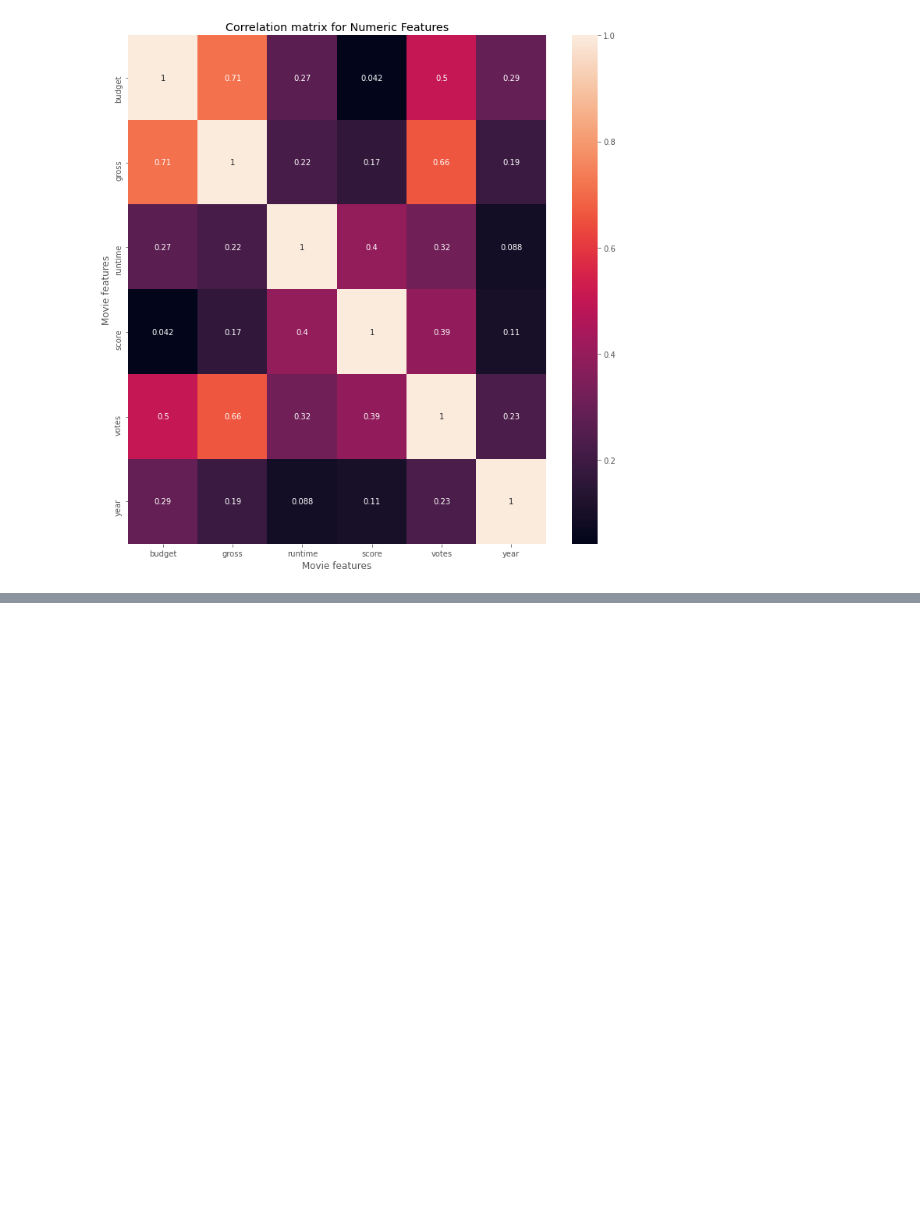
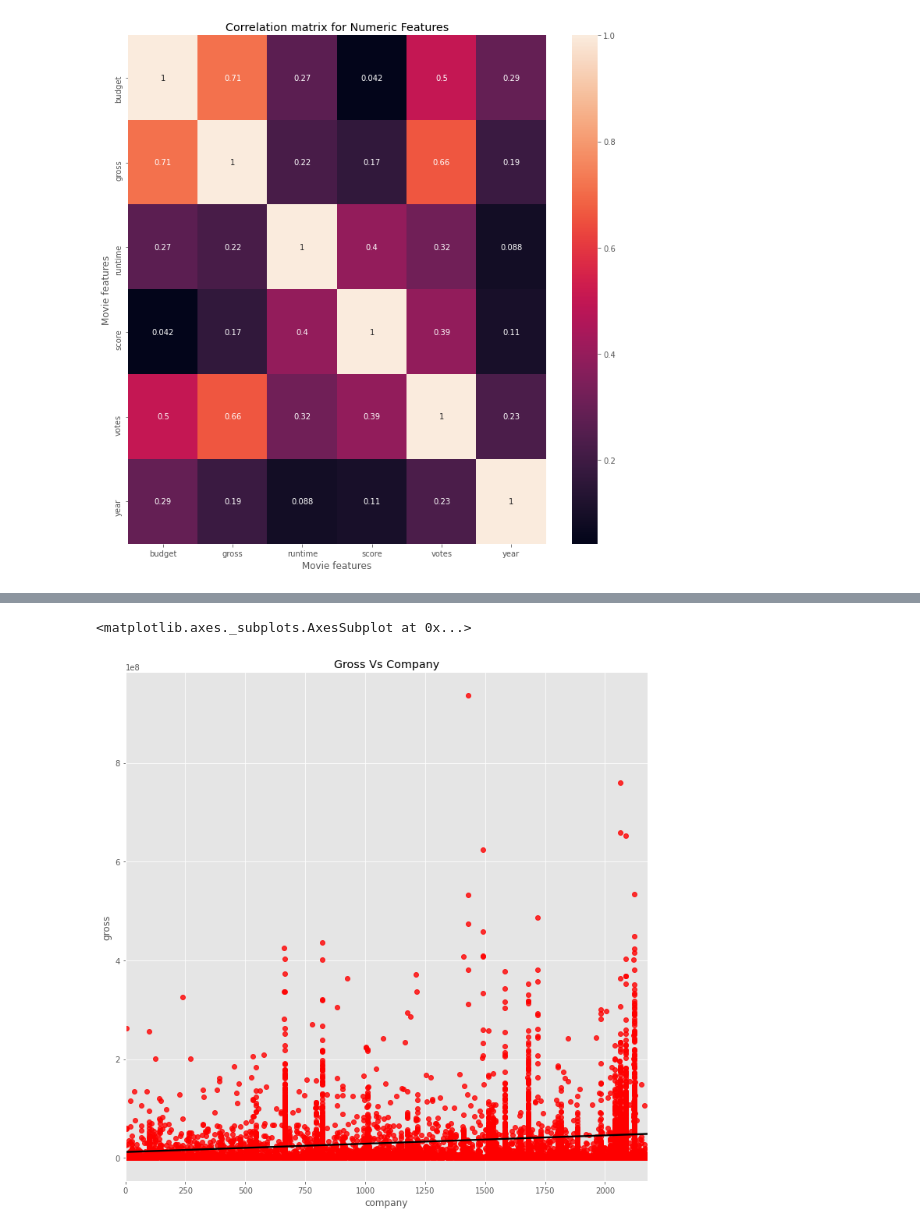
Before and after one commit to luanchezan/DataAnalystPortfolio, a Jupyter notebook: Movie_correlation_project.ipynb, the cells around one changed output, grey strips where cells are left out. Saved outputs shown, nothing was run; the diff lists cells and outputs as text; code cells hidden in the pictures; blank space fills up the shorter version.

```diff
--- a/Movie_correlation_project.ipynb
+++ b/Movie_correlation_project.ipynb
@@ -242,0 +321,6 @@ df.apply(lambda x: x.factorize()[0]).corr(method='pearson')
+# %%
+#Changing countries and companies to categorical columns
+
+df_cats = df.copy()
+
+df_cats[['company', 'star', 'country', 'director']].astype('category')
@@ -242,0 +341,7 @@ df.apply(lambda x: x.factorize()[0]).corr(method='pearson')
+# %%
+#Changing certains variables so they can be plotted
+df_cats[['company', 'star', 'country', 'director']] = df_cats[['company', 'star', 'country', 'director']].astype('category')
+df_cats['company'] = df_cats['company'].cat.codes
+df_cats['star'] = df_cats['star'].cat.codes
+df_cats['country'] = df_cats['country'].cat.codes
+df_cats['director'] = df_cats['director'].cat.codes
@@ -242,0 +357,11 @@ df.apply(lambda x: x.factorize()[0]).corr(method='pearson')
+# %%
+#Ploting Company vs Budget
+#Responding to the emerging doubt of knowing if the biggest companies has the best revenues
+plt.figure(figsize=(12,12))
+plt.xlabel('Gross revenue')
+plt.ylabel('Company producing the film')
+plt.title('Gross Vs Company')
+sns.regplot(x='company', y='gross', data=df_cats, scatter_kws={'color': 'red'}, line_kws={'color':'black'})
+# %% [output]
+<matplotlib.axes._subplots.AxesSubplot at 0x...>
+[figure, added]
```
Also changed, not shown: parts of 11 cells of this notebook.
